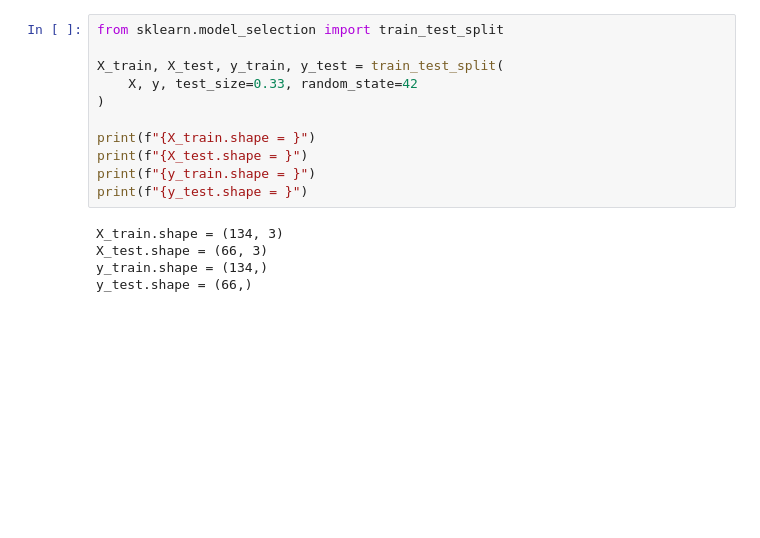
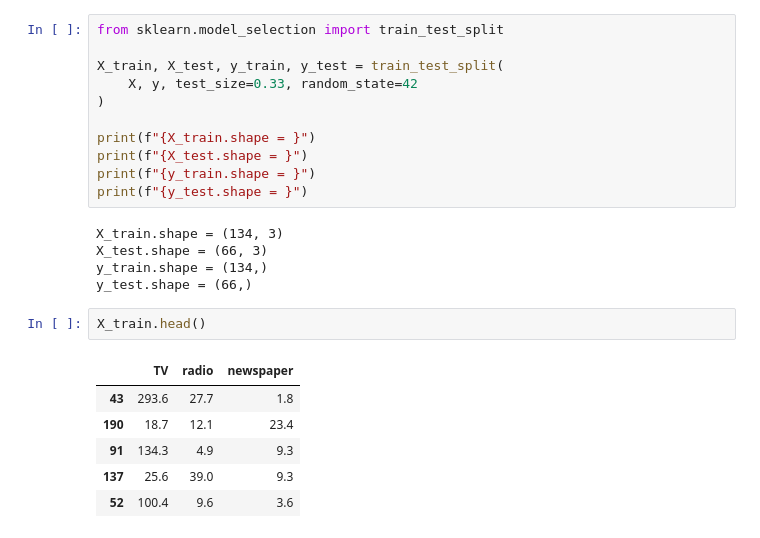
Before and after one commit to kokchun/machine_learning_kokchun_giang_mlops25, a Jupyter notebook: code-alongs/03_linear_regression/linear_regression.ipynb, the cells around one changed output. Saved outputs shown, nothing was run; the diff lists cells and outputs as text; blank space fills up the shorter version.

```diff
--- a/code-alongs/03_linear_regression/linear_regression.ipynb
+++ b/code-alongs/03_linear_regression/linear_regression.ipynb
@@ -149,3 +149,12 @@ X_train.shape = (134, 3)
 X_test.shape = (66, 3)
 y_train.shape = (134,)
 y_test.shape = (66,)
+# %%
+X_train.head()
+# %% [output]
+|  | TV | radio | newspaper |
+| 43 | 293.6 | 27.7 | 1.8 |
+| 190 | 18.7 | 12.1 | 23.4 |
+| 91 | 134.3 | 4.9 | 9.3 |
+| 137 | 25.6 | 39.0 | 9.3 |
+| 52 | 100.4 | 9.6 | 3.6 |
```
Also changed, not shown: parts of 1 cell of this notebook.
